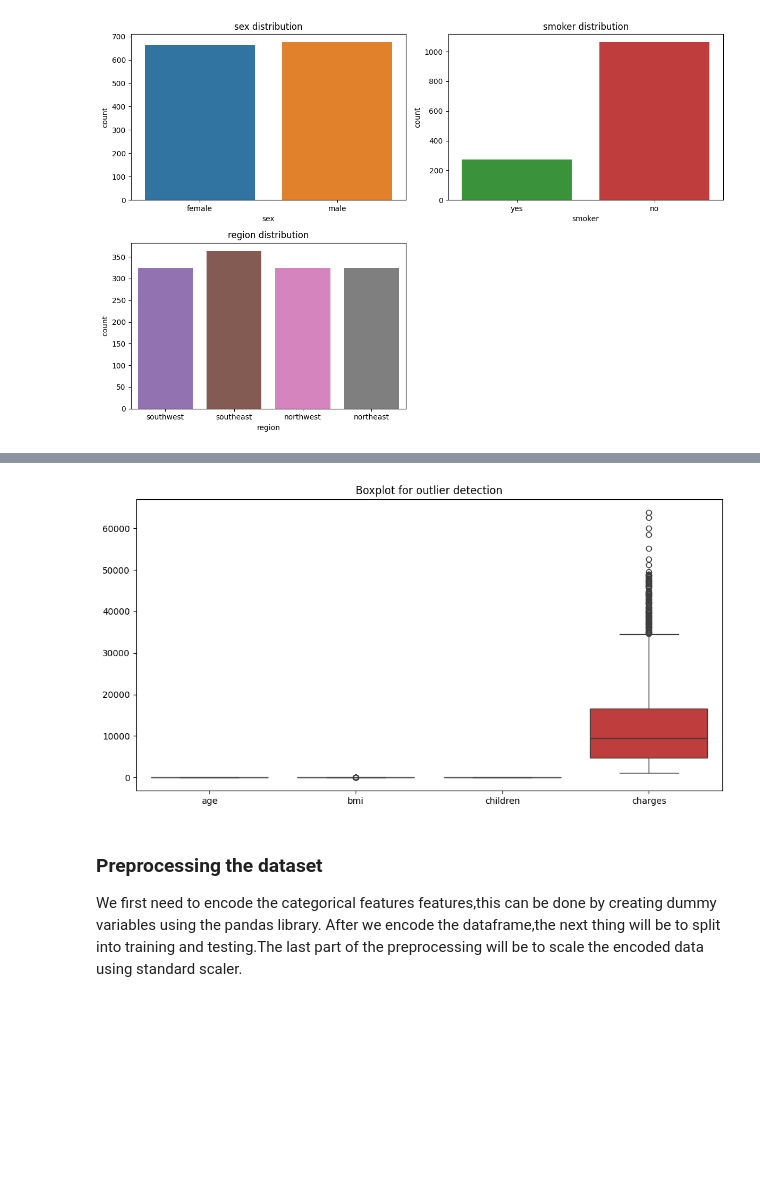
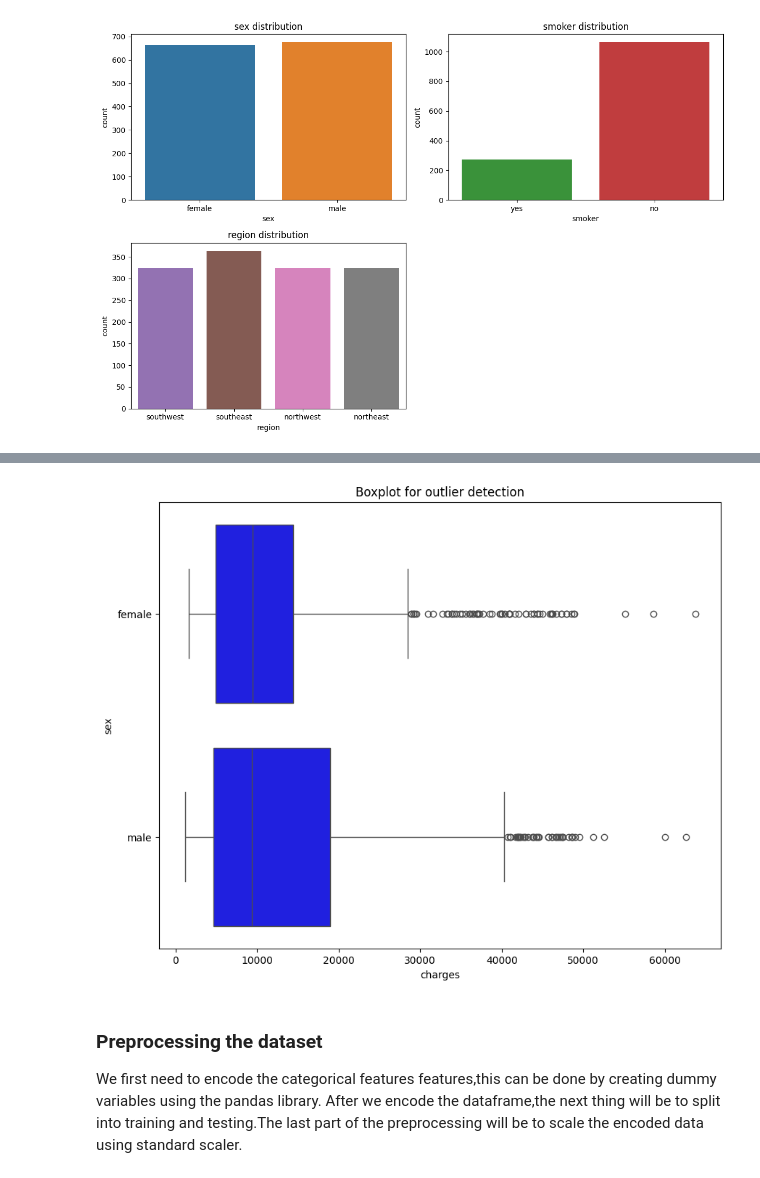
Before and after one commit to Bil115/Predicting_Insurance_Charges, a Jupyter notebook: Insurance_Charges.ipynb, the cells around one changed output, grey strips where cells are left out. Saved outputs shown, nothing was run; the diff lists cells and outputs as text; code cells hidden in the pictures; blank space fills up the shorter version.

```diff
--- a/Insurance_Charges.ipynb
+++ b/Insurance_Charges.ipynb
@@ -33,7 +33,7 @@ LOADING THE DATASET
 # %%
 # Load the dataset
 import pandas as pd
-file_path = "C:/Users/Admin/Desktop/Insurance_Charges_Prediction/insurance.xlsx"
+file_path = "C:/Users/Admin/Desktop/ml_project/Insurance_Charges_Prediction/insurance.xlsx"
 insurance_df = pd.read_excel(file_path)
 insurance_df
 # %% [output]
@@ -185,11 +251,13 @@ plt.show()
 # %%
 #Boxplot to detect outliers
-plt.figure(figsize=(12,6))
-sns.boxplot(data=insurance_df,orient='v')
+import matplotlib.pyplot as plt
+import seaborn as sns
+plt.figure(figsize=(10,8))
+sns.boxplot(data=insurance_df,x='charges',y='sex',color='b')
 plt.title('Boxplot for outlier detection')
 plt.show()
 # %% [output]
-[figure, old version]
+[figure, new version]
 # %% [markdown]
 ### Preprocessing the dataset
 We first need to encode the categorical features features,this can be done by creating dummy variables using the pandas library.
```
Also changed, not shown: parts of 58 cells of this notebook, 3 other files.
